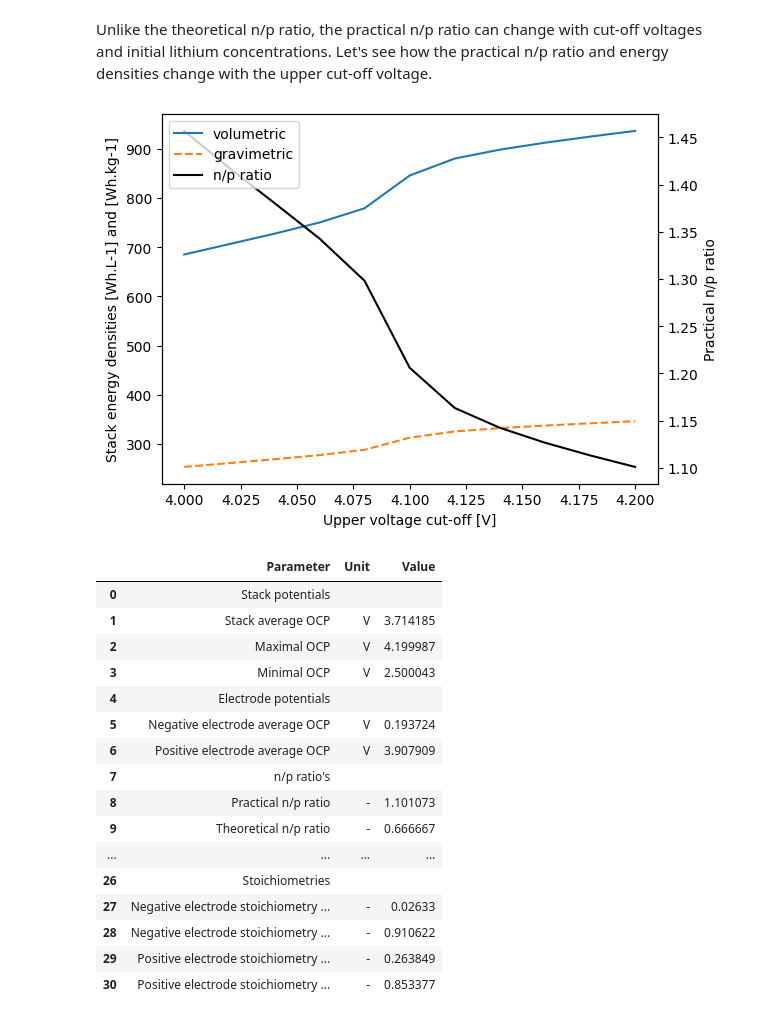
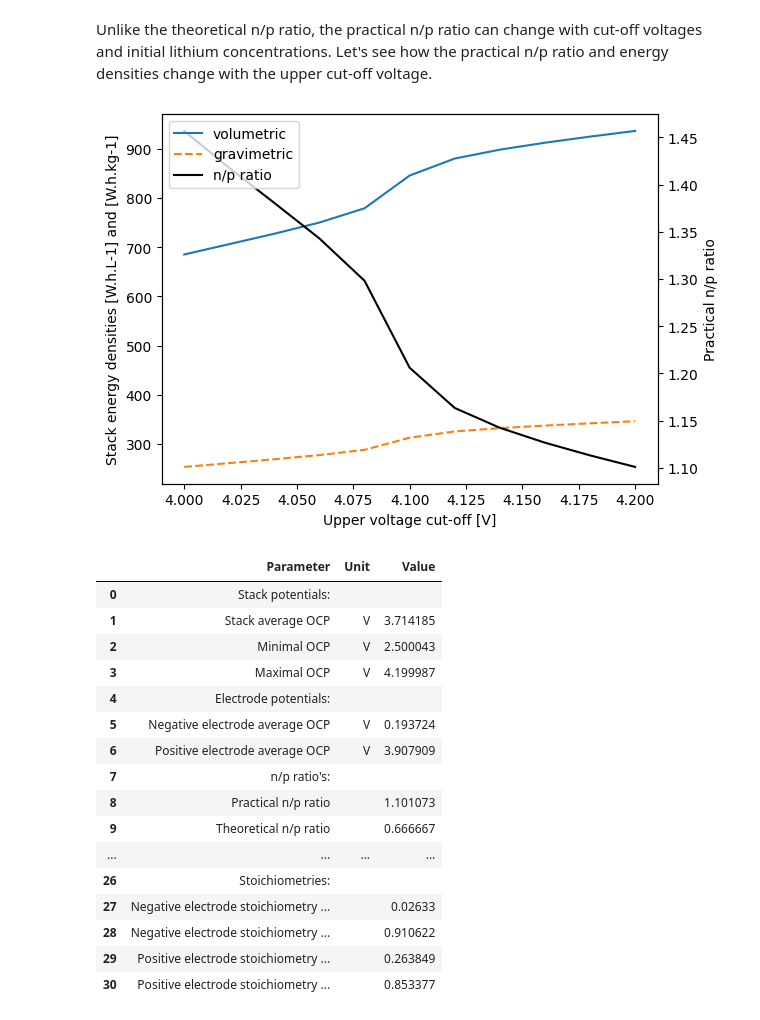
Before and after one commit to pybamm-team/pybamm-tea, a Jupyter notebook: examples/stackbreakdown.ipynb, the cells around one changed output. Cells and saved outputs as stored; diff of their text form; code cells hidden in the pictures.

```diff
--- a/examples/stackbreakdown.ipynb
+++ b/examples/stackbreakdown.ipynb
@@ -138,15 +138,15 @@ for thickness in thicknesses:
     tea_class = tea.TEA(base, input)
 
     # save the calculated stack energy densities in the lists
-    stack_volumetric_energy_densities.append(tea_class.stack_energy_densities.get("Volumetric stack energy density [Wh.L-1]"))
-    stack_gravimetric_energy_densities.append(tea_class.stack_energy_densities.get("Gravimetric stack energy density [Wh.kg-1]"))
+    stack_volumetric_energy_densities.append(tea_class.stack_energy_densities.get("Volumetric stack energy density [W.h.L-1]"))
+    stack_gravimetric_energy_densities.append(tea_class.stack_energy_densities.get("Gravimetric stack energy density [W.h.kg-1]"))
 
 # plot stack energy density vs thickness
 plt.figure()
 plt.plot(thicknesses*1e6, stack_volumetric_energy_densities, label="volumetric")
 plt.plot(thicknesses*1e6, stack_gravimetric_energy_densities, label="gravimetric", linestyle='dashed')
 plt.xlabel("Negative electrode thickness [um]")
-plt.ylabel("Stack energy densities [Wh.L-1] and [Wh.kg-1]")
+plt.ylabel("Stack energy densities [W.h.L-1] and [W.h.kg-1]")
 plt.legend()
 plt.show()
 
@@ -179,49 +179,49 @@ for potential in potentials:
 
     # create a TEA classes with the updated input
     tea_class = tea.TEA(base, input)
 
     # save the calculated the stack energy densities in the lists
-    stack_volumetric_energy_densities.append(tea_class.stack_energy_densities.get("Volumetric stack energy density [Wh.L-1]"))
-    stack_gravimetric_energy_densities.append(tea_class.stack_energy_densities.get("Gravimetric stack energy density [Wh.kg-1]"))
+    stack_volumetric_energy_densities.append(tea_class.stack_energy_densities.get("Volumetric stack energy density [W.h.L-1]"))
+    stack_gravimetric_energy_densities.append(tea_class.stack_energy_densities.get("Gravimetric stack energy density [W.h.kg-1]"))
     n_p_ratios.append(tea_class.stack_energy_densities.get("Practical n/p ratio"))
 
 # plot stack energy density vs thickness and n/p ratio vs thickness on a second axis
 fig, ax1 = plt.subplots()
 ax1.plot(potentials, stack_volumetric_energy_densities, label="volumetric")
 ax1.plot(potentials, stack_gravimetric_energy_densities, label="gravimetric", linestyle='dashed')
 ax1.set_xlabel("Upper voltage cut-off [V]")
-ax1.set_ylabel("Stack energy densities [Wh.L-1] and [Wh.kg-1]")
+ax1.set_ylabel("Stack energy densities [W.h.L-1] and [W.h.kg-1]")
 
 ax2 = ax1.twinx()
 ax2.plot(potentials, n_p_ratios, color="black", label="n/p ratio")
 ax2.set_ylabel("Practical n/p ratio", color="black")
 ax2.tick_params(axis='y', labelcolor="black")
 
 # combine the legends for the two axes
 lines, labels = ax1.get_legend_handles_labels()
 lines2, labels2 = ax2.get_legend_handles_labels()
 ax2.legend(lines + lines2, labels + labels2, loc='upper left')
 
 plt.show()
 
 # print capacities and potentials dataframe for last loop
 tea_class.capacities_and_potentials_dataframe
 # %% [output]
 [figure]
 |  | Parameter | Unit | Value |
-| 0 | Stack potentials |  |  |
+| 0 | Stack potentials: |  |  |
 | 1 | Stack average OCP | V | 3.714185 |
-| 2 | Maximal OCP | V | 4.199987 |
-| 3 | Minimal OCP | V | 2.500043 |
-| 4 | Electrode potentials |  |  |
+| 2 | Minimal OCP | V | 2.500043 |
+| 3 | Maximal OCP | V | 4.199987 |
+| 4 | Electrode potentials: |  |  |
 | 5 | Negative electrode average OCP | V | 0.193724 |
 | 6 | Positive electrode average OCP | V | 3.907909 |
-| 7 | n/p ratio's |  |  |
-| 8 | Practical n/p ratio | - | 1.101073 |
-| 9 | Theoretical n/p ratio | - | 0.666667 |
+| 7 | n/p ratio's: |  |  |
+| 8 | Practical n/p ratio |  | 1.101073 |
+| 9 | Theoretical n/p ratio |  | 0.666667 |
 | ... | ... | ... | ... |
-| 26 | Stoichiometries |  |  |
-| 27 | Negative electrode stoichiometry ... | - | 0.02633 |
-| 28 | Negative electrode stoichiometry ... | - | 0.910622 |
-| 29 | Positive electrode stoichiometry ... | - | 0.263849 |
-| 30 | Positive electrode stoichiometry ... | - | 0.853377 |
+| 26 | Stoichiometries: |  |  |
+| 27 | Negative electrode stoichiometry ... |  | 0.02633 |
+| 28 | Negative electrode stoichiometry ... |  | 0.910622 |
+| 29 | Positive electrode stoichiometry ... |  | 0.263849 |
+| 30 | Positive electrode stoichiometry ... |  | 0.853377 |
```
Also changed, not shown: parts of 1 cell of this notebook, 1 other file.
